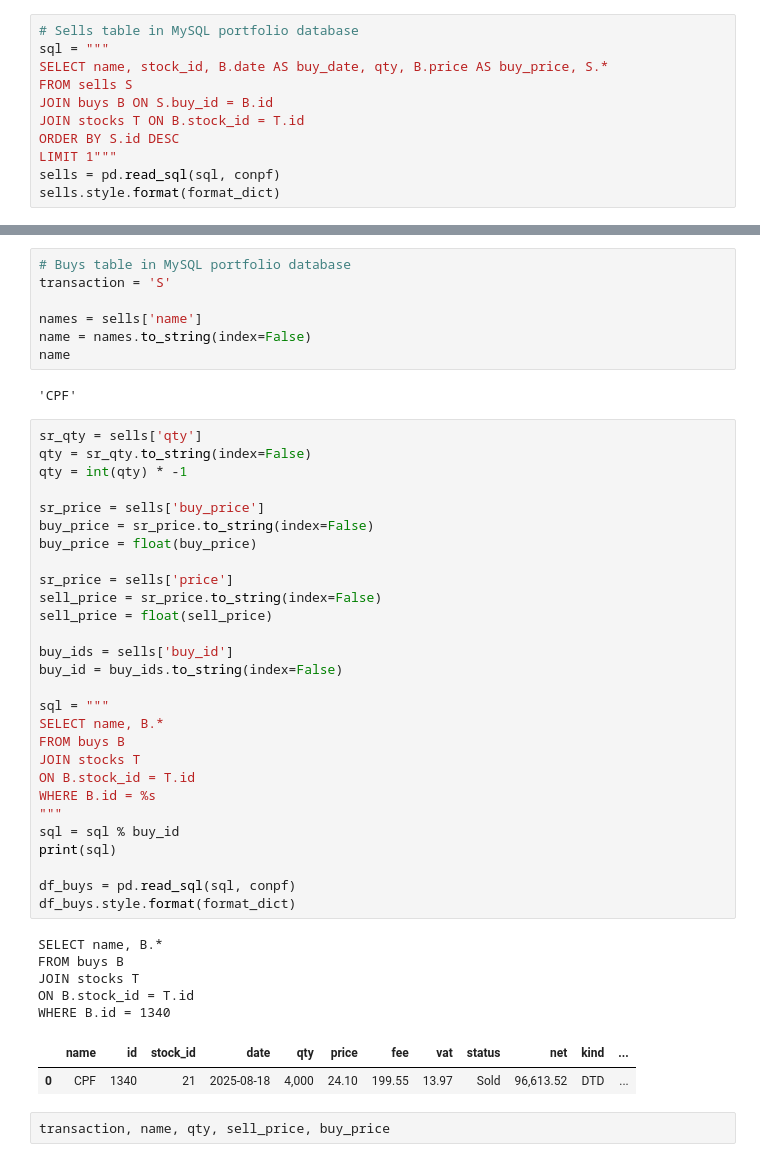
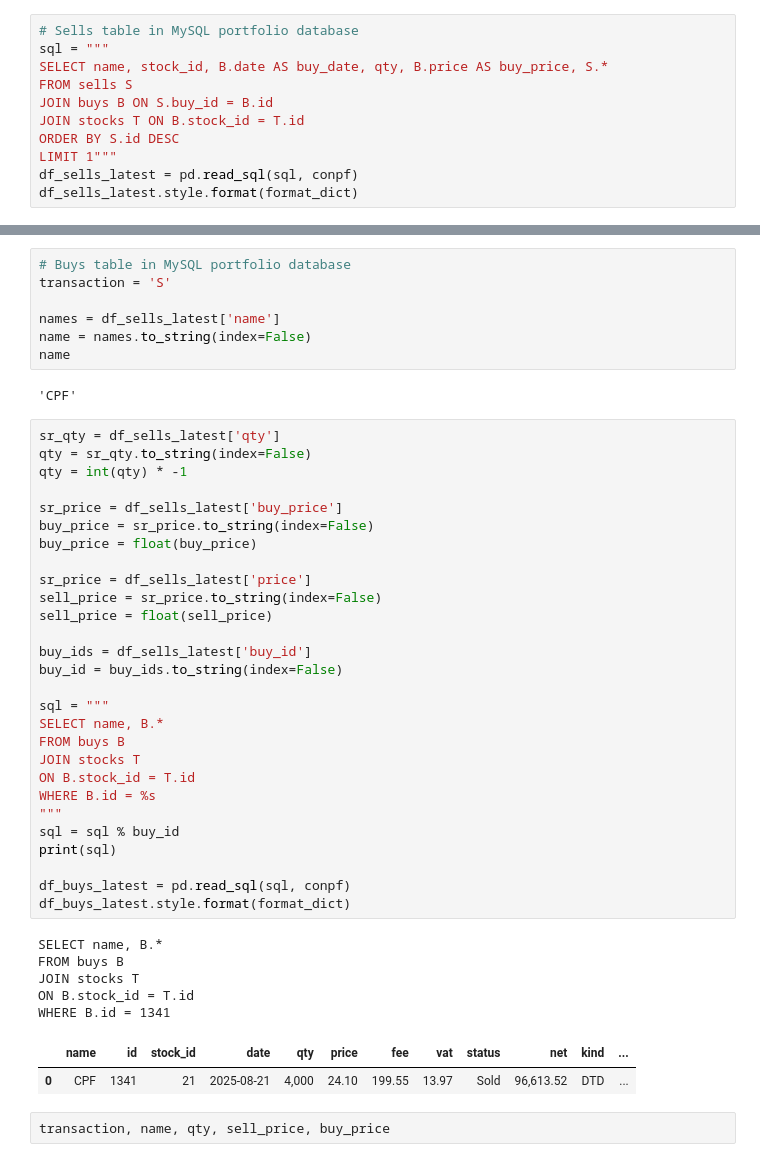
Before and after one commit to santimcs/A5, a Jupyter notebook: Daily/110 - Update Buy and Dividend from Transactions in Portfolio.ipynb, the cells around one changed output, grey strips where cells are left out. Saved outputs shown, nothing was run; the diff lists cells and outputs as text.

```diff
--- a/Daily/110 - Update Buy and Dividend from Transactions in Portfolio.ipynb
+++ b/Daily/110 - Update Buy and Dividend from Transactions in Portfolio.ipynb
@@ -103,7 +103,7 @@ JOIN buys B ON S.buy_id = B.id
 JOIN stocks T ON B.stock_id = T.id
 ORDER BY S.id DESC
 LIMIT 1"""
-sells = pd.read_sql(sql, conpf)
-sells.style.format(format_dict)
+df_sells_latest = pd.read_sql(sql, conpf)
+df_sells_latest.style.format(format_dict)
 # %% [output]
 |  | name | stock_id | buy_date | qty | buy_price | id | buy_id | date | price | fee | vat | ... |
@@ -114,47 +114,47 @@ sells.style.format(format_dict)
 # Buys table in MySQL portfolio database
 transaction = 'S'
 
-names = sells['name']
+names = df_sells_latest['name']
 name = names.to_string(index=False)
 name
 # %% [output]
 'CPF'
 # %%
-sr_qty = sells['qty']
+sr_qty = df_sells_latest['qty']
 qty = sr_qty.to_string(index=False)
 qty = int(qty) * -1
 
-sr_price = sells['buy_price']
+sr_price = df_sells_latest['buy_price']
 buy_price = sr_price.to_string(index=False)
 buy_price = float(buy_price)
 
-sr_price = sells['price']
+sr_price = df_sells_latest['price']
 sell_price = sr_price.to_string(index=False)
 sell_price = float(sell_price)
 
-buy_ids = sells['buy_id']
+buy_ids = df_sells_latest['buy_id']
 buy_id = buy_ids.to_string(index=False)
 
 sql = """
 SELECT name, B.*
 FROM buys B
 JOIN stocks T
 ON B.stock_id = T.id
 WHERE B.id = %s
 """
 sql = sql % buy_id
 print(sql)
 
-df_buys = pd.read_sql(sql, conpf)
-df_buys.style.format(format_dict)
+df_buys_latest = pd.read_sql(sql, conpf)
+df_buys_latest.style.format(format_dict)
 # %% [output]
 SELECT name, B.*
 FROM buys B
 JOIN stocks T
 ON B.stock_id = T.id
-WHERE B.id = 1340
+WHERE B.id = 1341
 |  | name | id | stock_id | date | qty | price | fee | vat | status | net | kind | ... |
-| 0 | CPF | 1340 | 21 | 2025-08-18 | 4,000 | 24.10 | 199.55 | 13.97 | Sold | 96,613.52 | DTD | ... |
+| 0 | CPF | 1341 | 21 | 2025-08-21 | 4,000 | 24.10 | 199.55 | 13.97 | Sold | 96,613.52 | DTD | ... |
 # %%
 transaction, name, qty, sell_price, buy_price
 # %% [output]
```
Also changed, not shown: parts of 29 cells of this notebook, 32 other files.
